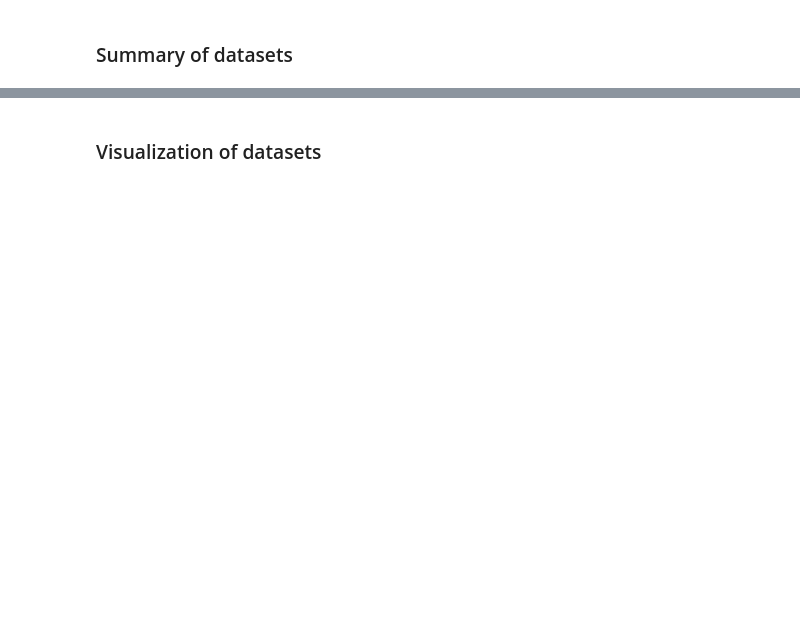
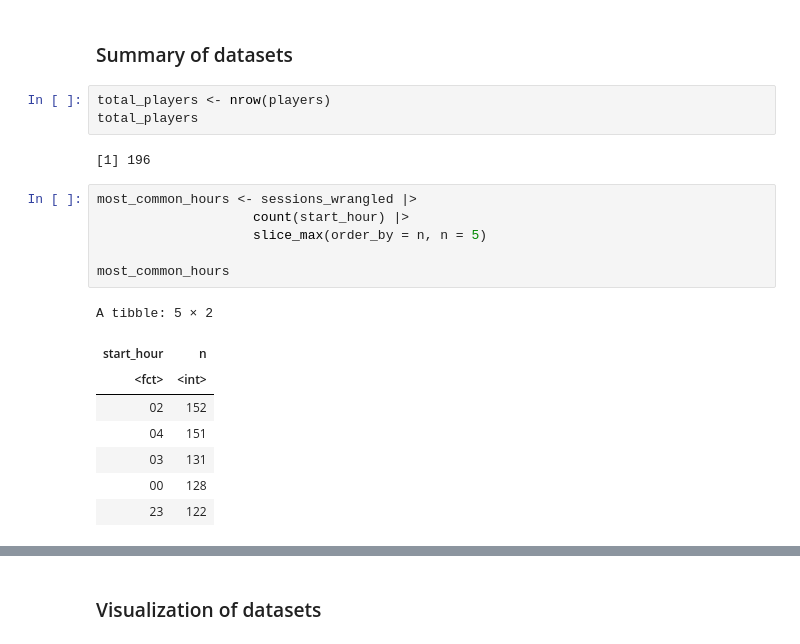
Before and after one commit to masterdoge13/dsci100-project, a Jupyter notebook: Group Project Final Report.ipynb, the cells around one changed output, grey strips where cells are left out. Cells and saved outputs as stored; diff of their text form; blank space fills up the shorter version.

```diff
--- a/Group Project Final Report.ipynb
+++ b/Group Project Final Report.ipynb
@@ -122,2 +108,22 @@ A tibble: 196 × 7
 # %% [markdown]
 ### Summary of datasets
+# %%
+total_players <- nrow(players)
+total_players
+# %% [output]
+[1] 196
+# %%
+most_common_hours <- sessions_wrangled |>
+                    count(start_hour) |>
+                    slice_max(order_by = n, n = 5)
+
+most_common_hours
+# %% [output]
+A tibble: 5 × 2
+| start_hour | n |
+| <fct> | <int> |
+| 02 | 152 |
+| 04 | 151 |
+| 03 | 131 |
+| 00 | 128 |
+| 23 | 122 |
```
Also changed, not shown: parts of 12 cells of this notebook.
